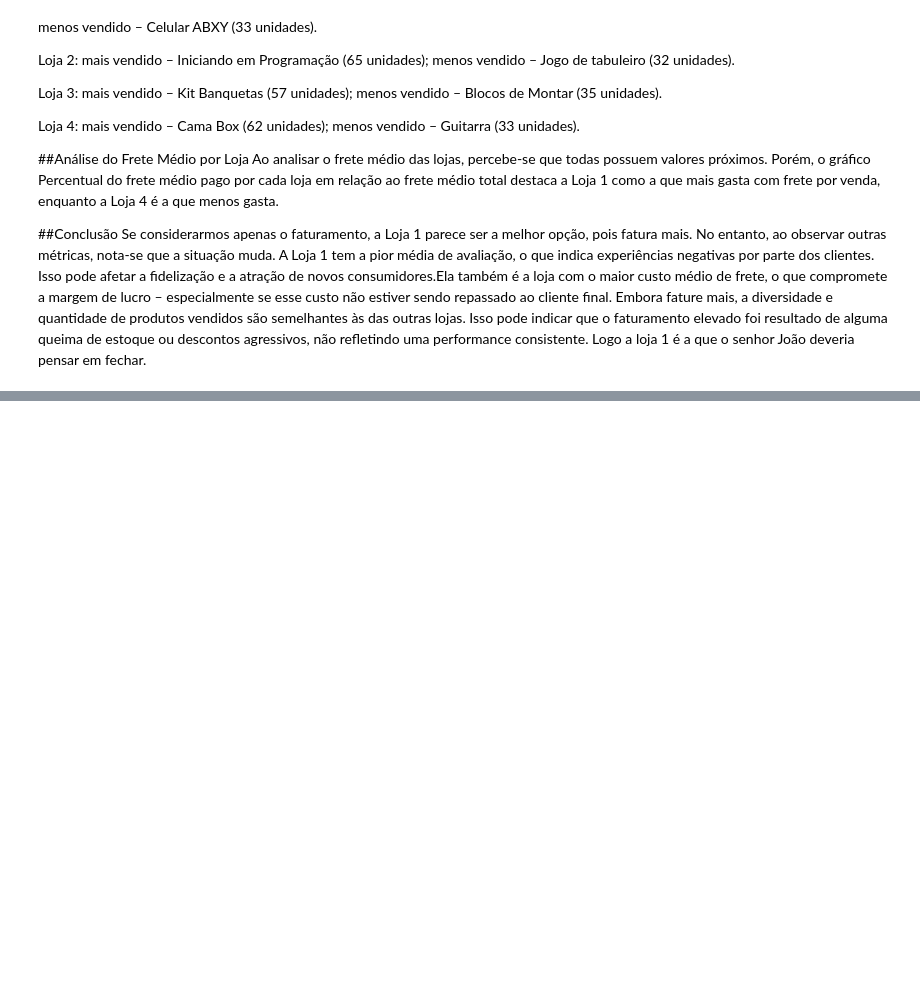
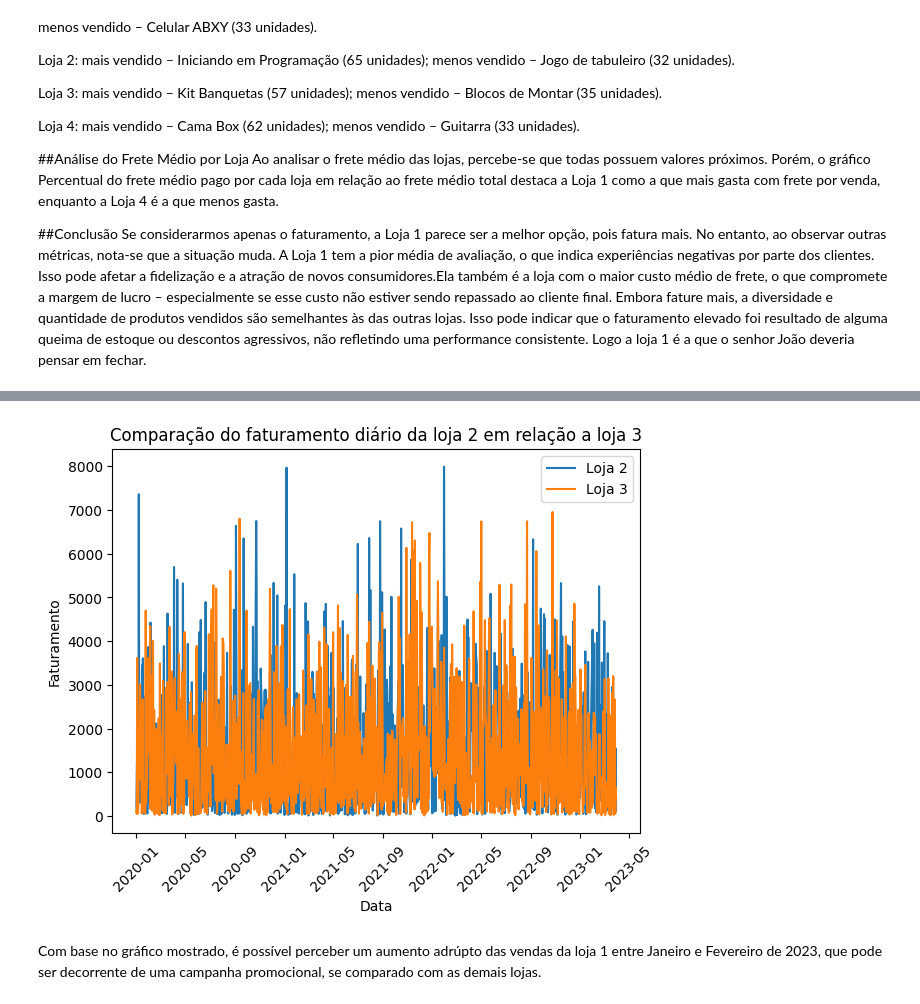
Before and after one commit to Henriquerocha2000/ChallengeAluraStore, a Jupyter notebook: DesafioAluraAnaliseDeDados.ipynb, the cells around one changed output, grey strips where cells are left out. Drawn from its saved outputs; the diff is of its cells as text; code cells hidden in the pictures; blank space fills up the shorter version.

Commit message:
Cirando o gráfico de linhas sobre as vendas diárias das lojas 2 e 3

```diff
--- a/DesafioAluraAnaliseDeDados.ipynb
+++ b/DesafioAluraAnaliseDeDados.ipynb
@@ -174,0 +179,21 @@ plt.show()
+# %%
+loja2['Data da Compra'] = pd.to_datetime(loja2['Data da Compra'])
+loja3['Data da Compra'] = pd.to_datetime(loja3['Data da Compra'])
+#Agrupa as vendas por data em cada loja e soma o valor total vendido naquele dia.
+vendas_por_dia_loja2 = loja2.groupby('Data da Compra')['Preço'].sum()
+vendas_por_dia_loja3 = loja3.groupby('Data da Compra')['Preço'].sum()
+#pltando o gráfico de linhas com base nas pandas.series
+plt.plot(vendas_por_dia_loja2.index, vendas_por_dia_loja2.values, label='Loja 2')
+plt.plot(vendas_por_dia_loja3.index, vendas_por_dia_loja3.values, label='Loja 3')
+
+plt.xlabel('Data')
+plt.ylabel('Faturamento')
+plt.title('Comparação do faturamento diário da loja 2 em relação a loja 3')
+plt.legend()
+plt.tight_layout()
+plt.xticks(rotation=45, fontsize=10)  # rotaciona e aumenta a fonte das datas
+plt.show()
+# %% [output]
+[figure, added]
+# %% [markdown]
+Com base no gráfico mostrado, é possível perceber um aumento adrúpto das vendas da loja 1 entre Janeiro e Fevereiro de 2023, que pode ser decorrente de uma campanha promocional, se comparado com as demais lojas.
```
Also changed, not shown: parts of 2 cells of this notebook.
